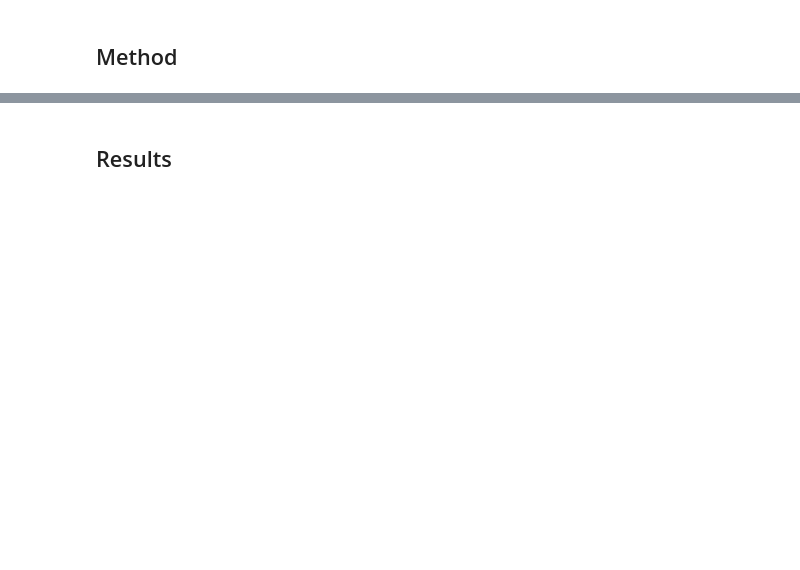
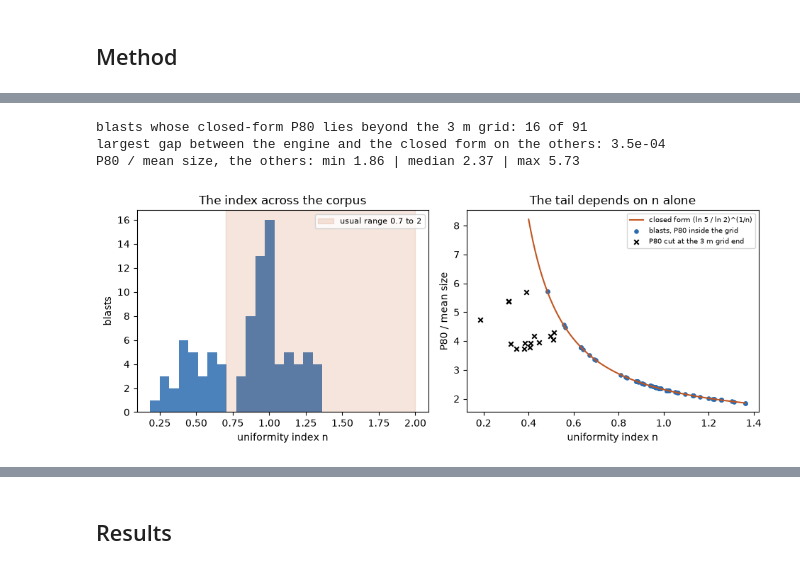
Before and after one commit to fsantibanezleal/CAOS_Fragmenta, a Jupyter notebook: notebooks/en/03-size-distribution/01-from-a-mean-size-to-a-curve.ipynb, the cells around one changed output, grey strips where cells are left out. Cells and saved outputs as stored; diff of their text form; code cells hidden in the pictures; blank space fills up the shorter version.

```diff
--- a/notebooks/en/03-size-distribution/01-from-a-mean-size-to-a-curve.ipynb
+++ b/notebooks/en/03-size-distribution/01-from-a-mean-size-to-a-curve.ipynb
@@ -154,0 +234,14 @@ blasts: 91 | n min 0.184 | median 0.950 | max 1.362
+# %%
+# The index of every blast with a geometry, and what each of its factors does across the corpus
+with_geometry = [b for b in train if bf.has_absolute_geometry(b)]
+patterns = [bf.reconstruct_pattern(b) for b in with_geometry]
+n_all = np.array([bf.cunningham_uniformity_index(p) for p in patterns])
+per_blast = [index_factors(p) for p in patterns]
+rows = []
+for name in per_blast[0]:
+    values = np.array([f[name] for f in per_blast])
+    rows.append((name, f"{values.min():.3f}", f"{np.median(values):.3f}", f"{values.max():.3f}"))
+rows.append(("n (the product)", f"{n_all.min():.3f}", f"{np.median(n_all):.3f}", f"{n_all.max():.3f}"))
+show_table(["factor", "minimum", "median", "maximum"], rows)
+usual = int(((n_all >= 0.7) & (n_all <= 2)).sum())
+print(f"blasts with a geometry: {len(n_all)} | inside the usual range 0.7 to 2: {usual}")
@@ -154,0 +263,39 @@ blasts: 91 | n min 0.184 | median 0.950 | max 1.362
+# %%
+# Every blast's P80 against its mean size, from its own curve, beside the index distribution
+x50_all = np.array([bf.Kuznetsov().predict_one(b).x50_m for b in with_geometry])
+p80_ratio = np.array([bf.rosin_rammler(x, n).percentile_m(0.8) / x for x, n in zip(x50_all, n_all)])
+closed_form = (np.log(5) / np.log(2)) ** (1 / n_all)
+# A curve that stays under 80 percent on the sieve grid has its P80 read at the last grid size
+beyond_grid = closed_form * x50_all > bf.sieve_grid()[-1]
+gap = np.abs(p80_ratio - closed_form)[~beyond_grid].max()
+print(f"blasts whose closed-form P80 lies beyond the 3 m grid: {int(beyond_grid.sum())} of {len(n_all)}")
+print(f"largest gap between the engine and the closed form on the others: {gap:.1e}")
+inside = p80_ratio[~beyond_grid]
+print(f"P80 / mean size, the others: min {inside.min():.2f}",
+      f"| median {np.median(inside):.2f} | max {inside.max():.2f}")
+
+fig, (left, right) = plt.subplots(1, 2, figsize=(9.6, 3.8))
+left.hist(n_all, bins=18, color="#2b6cb0", alpha=0.85)
+left.axvspan(0.7, 2.0, color="#c05621", alpha=0.15, label="usual range 0.7 to 2")
+left.set_xlabel("uniformity index n")
+left.set_ylabel("blasts")
+left.set_title("The index across the corpus")
+left.legend(fontsize=8)
+n_line = np.linspace(0.4, n_all.max(), 100)
+right.plot(n_line, (np.log(5) / np.log(2)) ** (1 / n_line), color="#c05621", lw=1.5,
+           label="closed form (ln 5 / ln 2)^(1/n)")
+right.scatter(n_all[~beyond_grid], inside, s=14, color="#2b6cb0",
+              label="blasts, P80 inside the grid")
+right.scatter(n_all[beyond_grid], p80_ratio[beyond_grid], s=22, marker="x", color="black",
+              label="P80 cut at the 3 m grid end")
+right.set_xlabel("uniformity index n")
+right.set_ylabel("P80 / mean size")
+right.set_title("The tail depends on n alone")
+right.legend(fontsize=7)
+fig.tight_layout()
+plt.show()
+# %% [output]
+blasts whose closed-form P80 lies beyond the 3 m grid: 16 of 91
+largest gap between the engine and the closed form on the others: 3.5e-04
+P80 / mean size, the others: min 1.86 | median 2.37 | max 5.73
+[figure, added]
```
Also changed, not shown: parts of 35 cells of this notebook, 3 other files.
